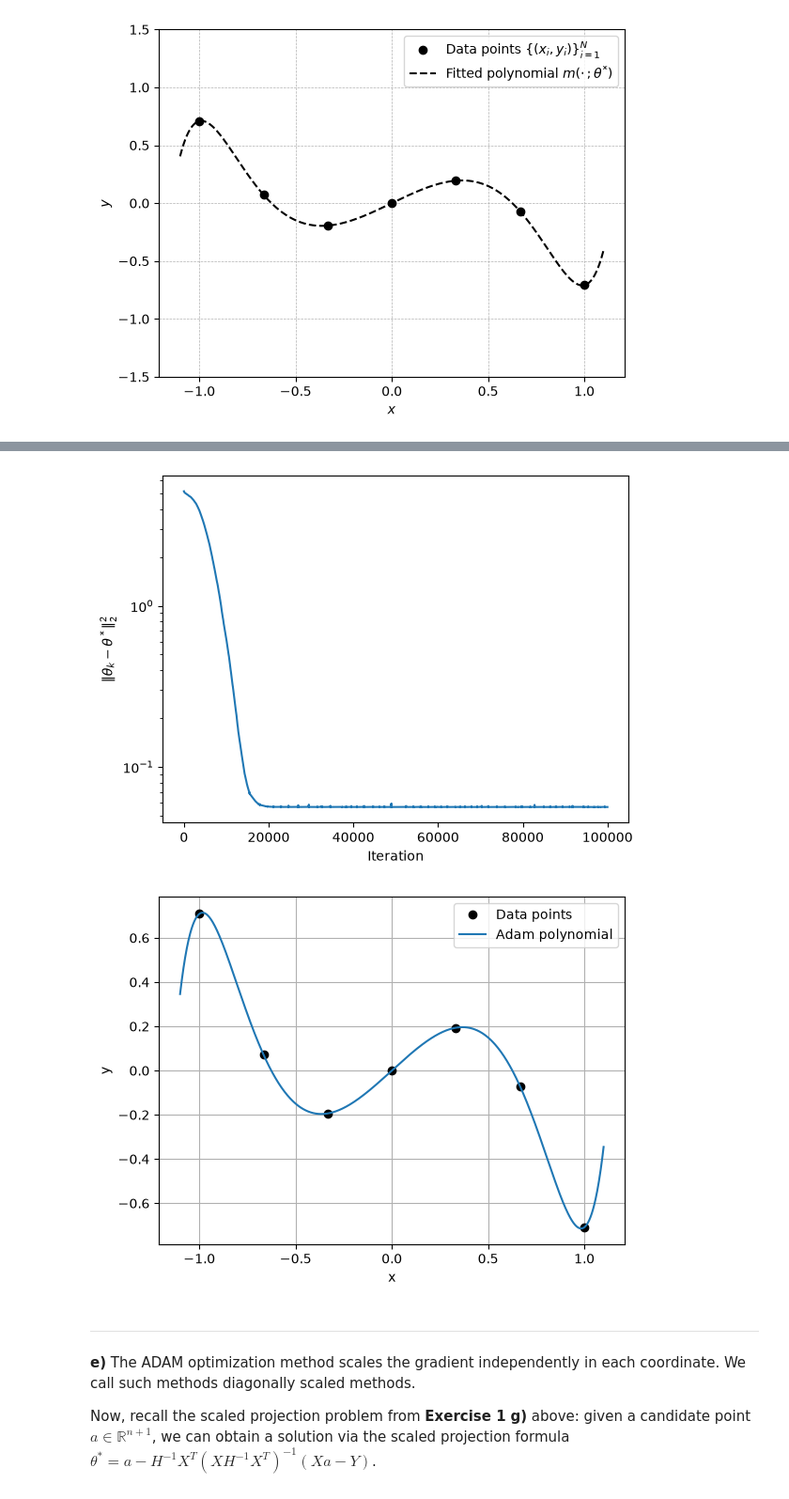
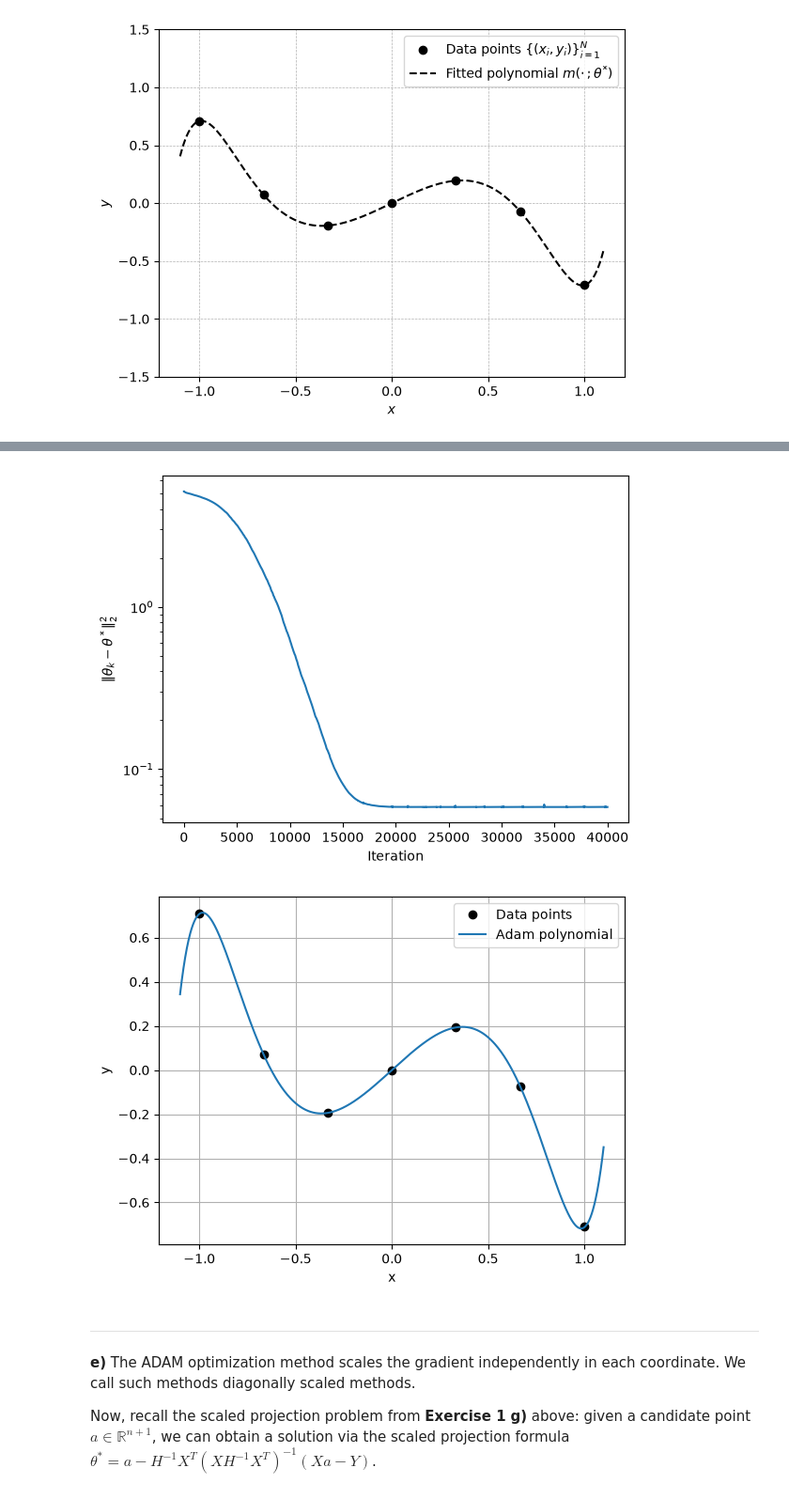
Before and after one commit to Armenius/FRTN50, a Jupyter notebook: assignment2/handin2.ipynb, the cells around one changed output, grey strips where cells are left out. Shown at 94% size. Cells and saved outputs as stored; diff of their text form; code cells hidden in the pictures.

```diff
--- a/assignment2/handin2.ipynb
+++ b/assignment2/handin2.ipynb
@@ -1474,7 +1467,7 @@ thetastar = a - X.T @ np.linalg.solve(X @ X.T, X @ a - ys)
 def gradf(theta, N, X, ys):
     return (2/N) * ((X.T @ X) @ theta - X.T @ ys)
 
-iterations = 100000
+iterations = 40000
 for i in range(iterations):
     theta = theta - gamma_k * gradf(theta, N, X, ys)
     thetalist.append(theta)
@@ -1500,4 +1491,5 @@ _Fill in your solution here!_
 # %%
+np.random.seed(0)
 # Write your code here
 
 a = np.zeros(n+1)
@@ -1517,7 +1509,7 @@ def gradfi(theta, N, X, ys):
     i = np.random.randint(0,N)
     return 2*(theta.T@X[i] -ys[i])*X[i]
 
-iterations = 100000
+iterations = int(2*1e6)
 for i in range(iterations):
     theta = theta - gamma_k * gradfi(theta, N, X, ys)
     thetalist.append(theta)
@@ -1561,6 +1552,7 @@ _Fill in your solution here!_
 # %%
+np.random.seed(0)
 # Write your code here
-def ADAM(theta, N, X, ys):
+def ADAM(theta, N, X, ys, iterations):
     thetalist = []
     thetalist.append(theta)
     bm = 0.9
@@ -1578,35 +1570,36 @@ def ADAM(theta, N, X, ys):
         v_k1 = vhat_k1 / (1 - bv**(k+1))
         theta = theta - gamma * m_k1 / (np.sqrt(v_k1) + epsilon)
         mhat = mhat_k1
         vhat = vhat_k1
         thetalist.append(theta)
     return thetalist
 
+iterations = int(40000)
 theta_0 = np.zeros(n+1)
-thetalist = ADAM(theta_0, N, X, ys)
+thetalist = ADAM(theta_0, N, X, ys, iterations)
 
 distances = [np.linalg.norm(t - thetastar)**2 for t in thetalist]
 
 plt.semilogy(distances)
 plt.xlabel("Iteration")
 plt.ylabel(r"$\|\theta_k - \theta^*\|_2^2$")
 plt.show()
 
 x_plot = np.linspace(-1.1, 1.1, 1000)
 
 plt.plot(xs, ys, 'ko', label="Data points")
 plt.plot(
     x_plot,
     np.polyval(np.flip(thetalist[-1]), x_plot),
     label="Adam polynomial"
 )
 plt.xlabel("x")
 plt.ylabel("y")
 plt.legend()
 plt.grid()
 plt.show()
 # %% [output]
-[figure, old version]
+[figure, new version]
 [figure]
 # %% [markdown]
 ---
```
Also changed, not shown: parts of 34 cells of this notebook, 1 other file.
